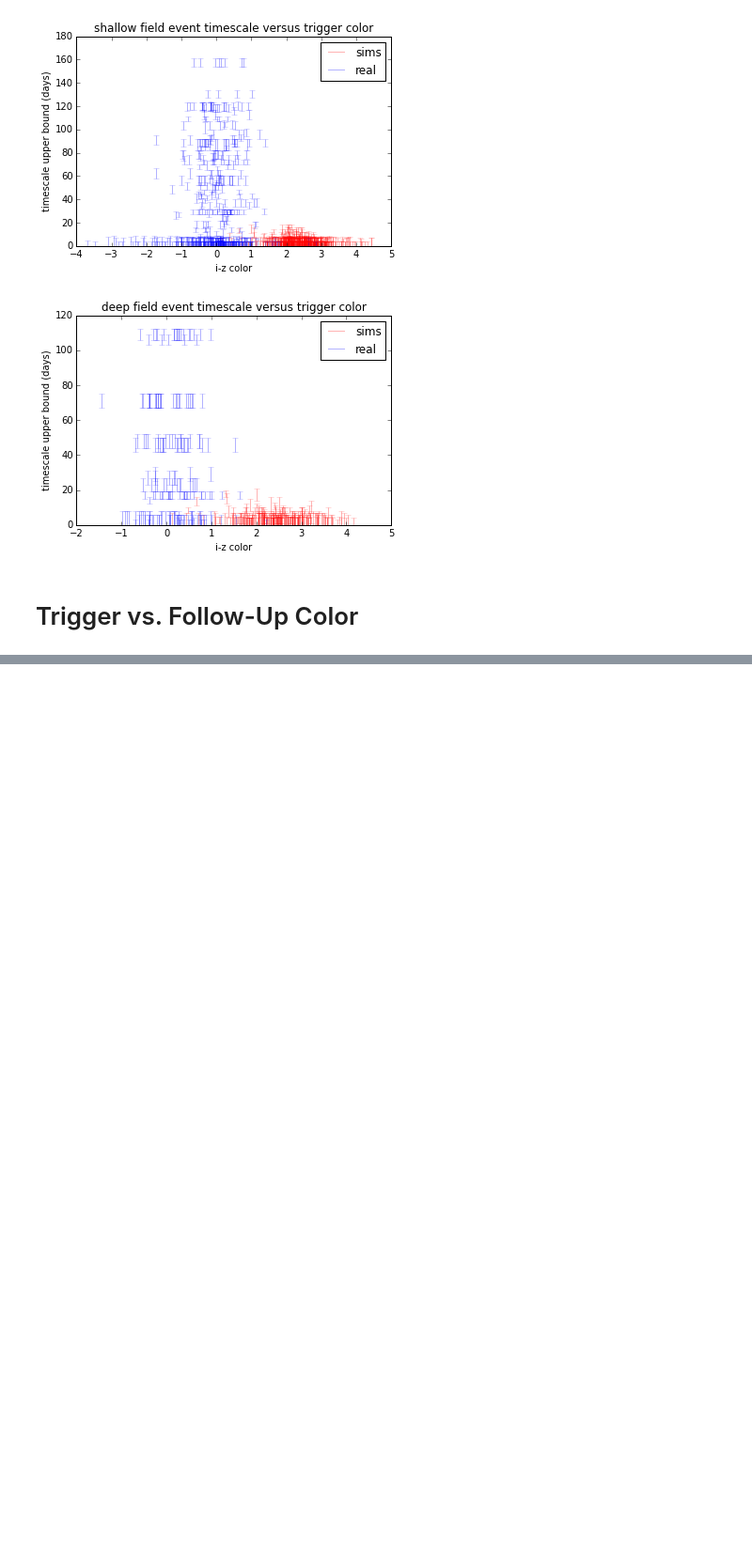
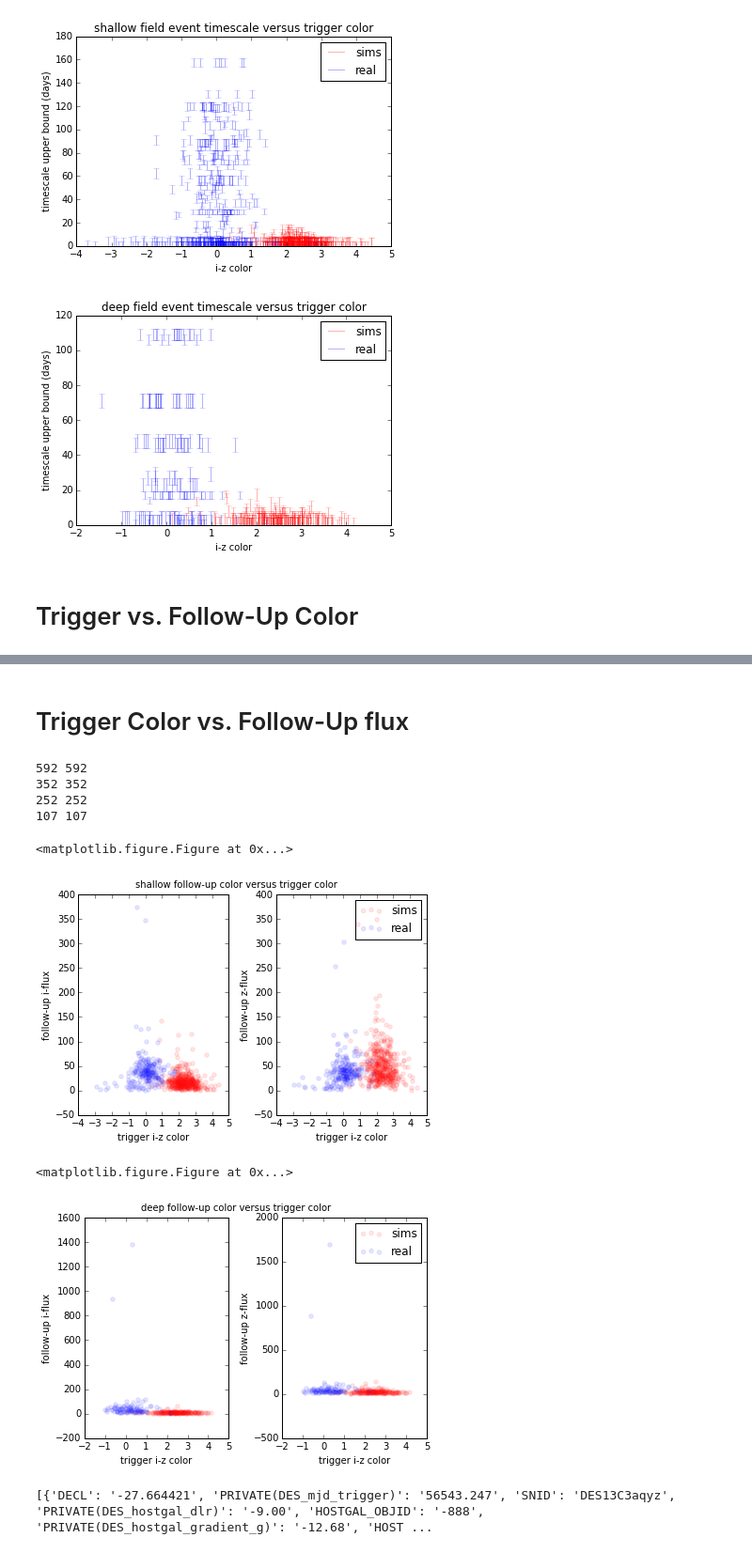
Before and after one commit to zodoctor/DES_KN_SNFIELDS, a Jupyter notebook: plots071515.ipynb, the cells around one changed output, grey strips where cells are left out. Shown at 94% size. Saved outputs shown, nothing was run; the diff lists cells and outputs as text; code cells hidden in the pictures; blank space fills up the shorter version.

```diff
--- a/plots071515.ipynb
+++ b/plots071515.ipynb
@@ -581,0 +590,48 @@ for n,fieldtype in enumerate(fieldtypes):
+# %% [markdown]
+# Trigger Color vs. Follow-Up flux
+# %%
+cols = ['r','b']
+titles = ['shallow follow-up color versus trigger color', 'deep follow-up color versus trigger color']
+for n,fieldtype in enumerate(fieldtypes):
+    plt.figure();
+    p, plotty = plt.subplots(1, 2)
+    for f,filetype in enumerate(filetypes):
+        trigcolors = dict1[filetype+'_'+fieldtype]['colors'][dict1[filetype+'_'+fieldtype]['trigs'] &
+                                                        (~dict1[filetype+'_'+fieldtype]['photoZcutsel']) &
+                                                            dict1[filetype+'_'+fieldtype]['detections'] &
+                                                            dict1[filetype+'_'+fieldtype]['multitrig']]
+        idetflux1 = dict1[filetype+'_'+fieldtype]['idetflux'][dict1[filetype+'_'+fieldtype]['trigs'] &
+                                                        (~dict1[filetype+'_'+fieldtype]['photoZcutsel']) &
+                                                            dict1[filetype+'_'+fieldtype]['detections'] &
+                                                            dict1[filetype+'_'+fieldtype]['multitrig']]
+        zdetflux1 = dict1[filetype+'_'+fieldtype]['zdetflux'][dict1[filetype+'_'+fieldtype]['trigs'] &
+                                                        (~dict1[filetype+'_'+fieldtype]['photoZcutsel']) &
+                                                            dict1[filetype+'_'+fieldtype]['detections'] &
+                                                            dict1[filetype+'_'+fieldtype]['multitrig']]
+        print len(idetflux1), len(zdetflux1)
+        trigcolors = trigcolors[(idetflux1 > 0) & (zdetflux1 > 0)]
+        idetflux2 = idetflux1[(idetflux1 > 0) & (zdetflux1 > 0)]
+        zdetflux2 = zdetflux1[(idetflux1 > 0) & (zdetflux1 > 0)]
+        followupcolor = zdetflux2 -idetflux2
+        plotty[0].scatter(trigcolors,idetflux2,color=cols[f],alpha=0.1)
+        plotty[0].set_xlabel('trigger i-z color')
+        plotty[0].set_ylabel('follow-up i-flux')
+        plotty[1].scatter(trigcolors,zdetflux2,color=cols[f],alpha=0.1)
+        plotty[1].set_xlabel('trigger i-z color')
+        plotty[1].set_ylabel('follow-up z-flux')
+        plt.tight_layout()
+    plt.suptitle(titles[n],y=1)
+    plt.legend(['sims','real']);
+# %% [output]
+592 592
+352 352
+252 252
+107 107
+<matplotlib.figure.Figure at 0x...>
+[figure, added]
+<matplotlib.figure.Figure at 0x...>
+[figure, added]
+# %%
+print dict1['data_deep']['headers'][
+# %% [output]
+[{'DECL': '-27.664421', 'PRIVATE(DES_mjd_trigger)': '56543.247', 'SNID': 'DES13C3aqyz', 'PRIVATE(DES_hostgal_dlr)': '-9.00', 'HOSTGAL_OBJID': '-888', 'PRIVATE(DES_hostgal_gradient_g)': '-12.68', 'HOST ...
```
Also changed, not shown: parts of 2 cells of this notebook.
